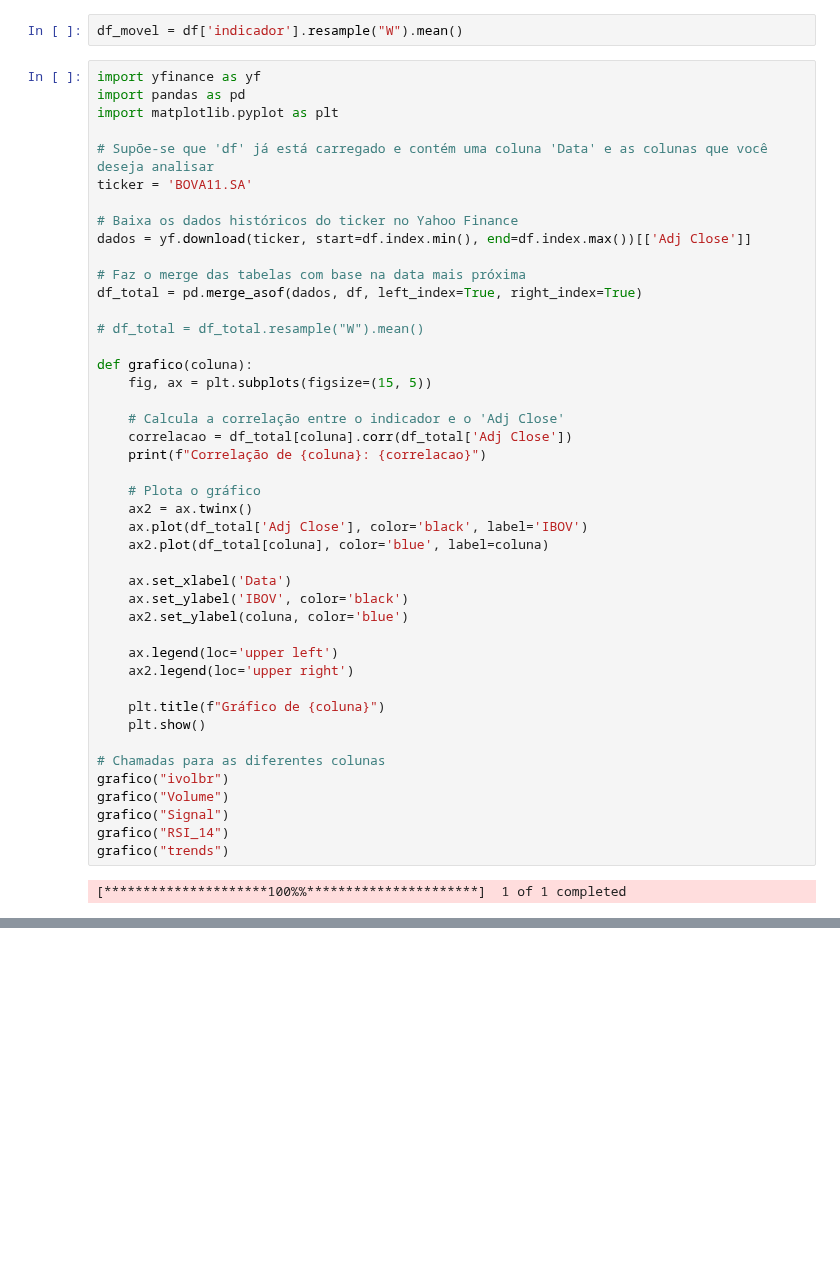
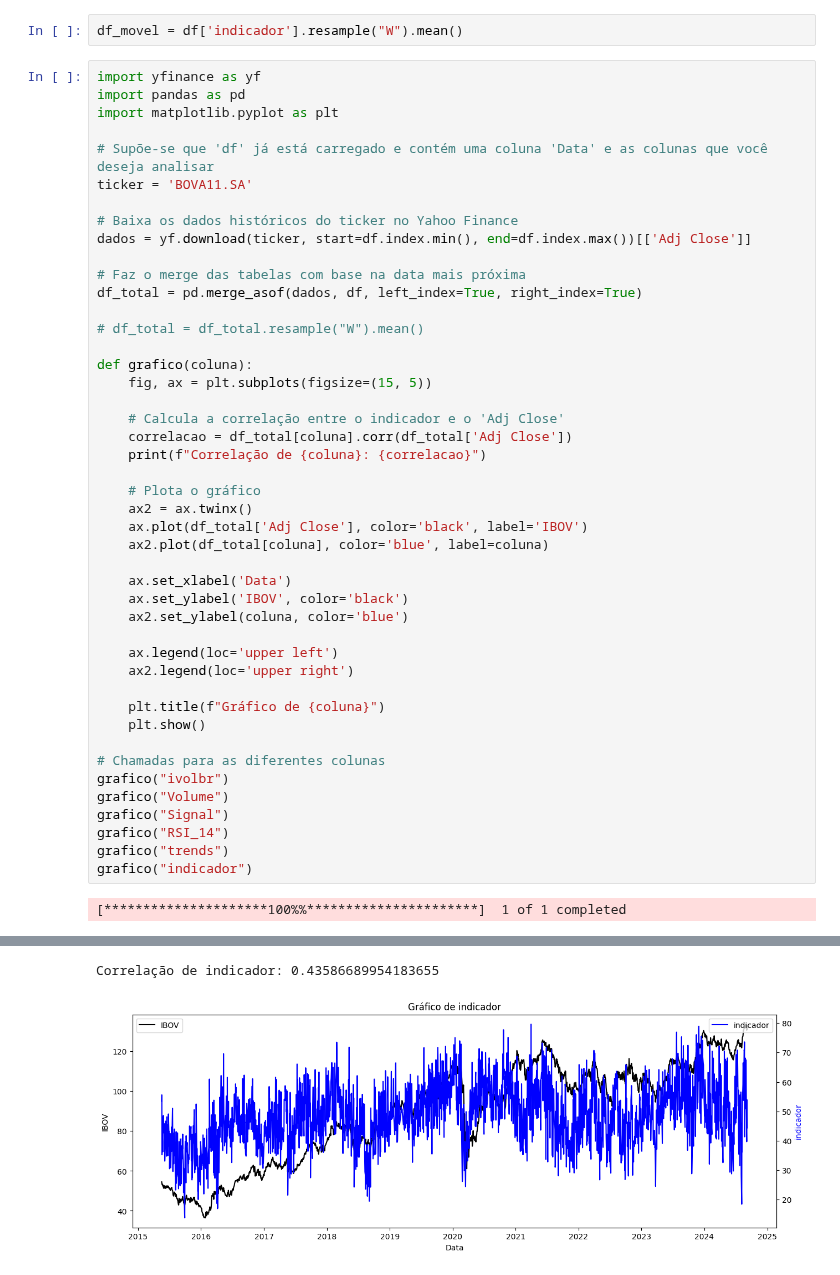
Before and after one commit to fea-dev-usp/quantamental-Dev_Wizards, a Jupyter notebook: Indice V1.ipynb, the cells around one changed output, grey strips where cells are left out. Drawn from its saved outputs; the diff is of its cells as text; blank space fills up the shorter version.

```diff
--- a/Indice V1.ipynb
+++ b/Indice V1.ipynb
@@ -300,5 +300,6 @@ grafico("Volume")
 grafico("Signal")
 grafico("RSI_14")
 grafico("trends")
+grafico("indicador")
 # %% [output]
 [*********************100%%**********************]  1 of 1 completed
@@ -314 +315,3 @@ Correlação de trends: 0.7562546677496619
 [figure]
+Correlação de indicador: 0.43586689954183655
+[figure, added]
```
Also changed, not shown: parts of 1 cell of this notebook, 2 other files.
